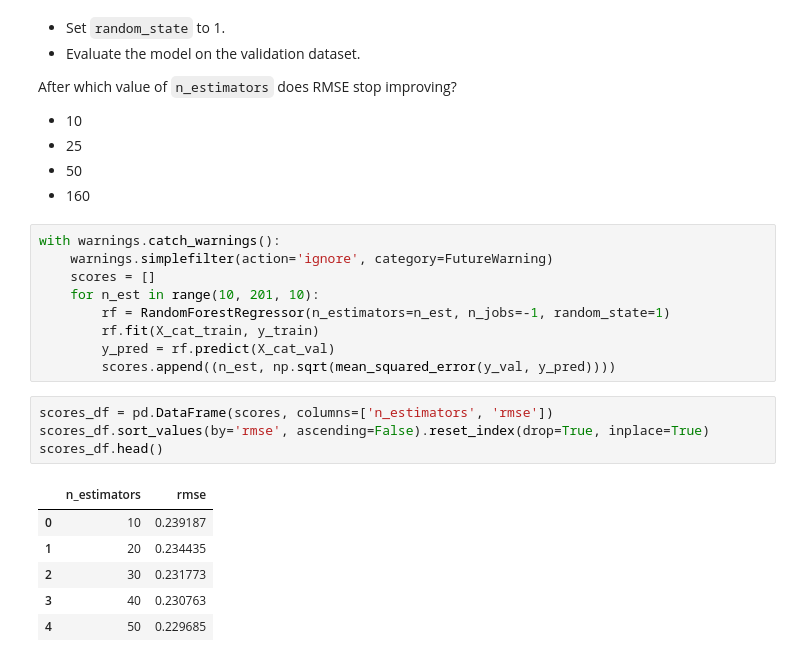
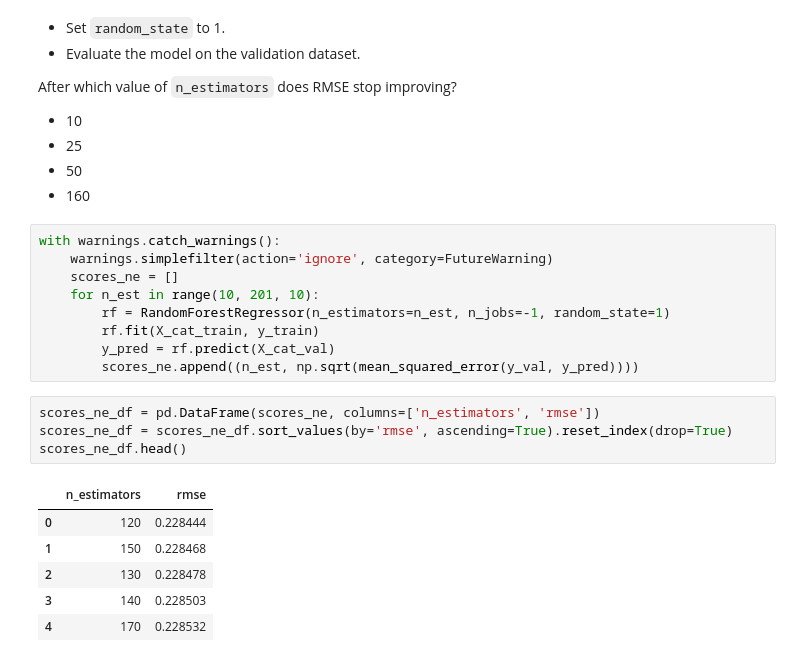
Before and after one commit to capac/ml-zoomcamp, a Jupyter notebook: 2023/homework/06/homework_06.ipynb, the cells around one changed output. Cells and saved outputs as stored; diff of their text form.

Commit message:
Corrected answer 3 for lowest RMSE

```diff
--- a/2023/homework/06/homework_06.ipynb
+++ b/2023/homework/06/homework_06.ipynb
@@ -156,20 +156,20 @@ After which value of `n_estimators` does RMSE stop improving?
 # %%
 with warnings.catch_warnings():
     warnings.simplefilter(action='ignore', category=FutureWarning)
-    scores = []
+    scores_ne = []
     for n_est in range(10, 201, 10):
         rf = RandomForestRegressor(n_estimators=n_est, n_jobs=-1, random_state=1)
         rf.fit(X_cat_train, y_train)
         y_pred = rf.predict(X_cat_val)
-        scores.append((n_est, np.sqrt(mean_squared_error(y_val, y_pred))))
+        scores_ne.append((n_est, np.sqrt(mean_squared_error(y_val, y_pred))))
 # %%
-scores_df = pd.DataFrame(scores, columns=['n_estimators', 'rmse'])
-scores_df.sort_values(by='rmse', ascending=False).reset_index(drop=True, inplace=True)
-scores_df.head()
+scores_ne_df = pd.DataFrame(scores_ne, columns=['n_estimators', 'rmse'])
+scores_ne_df = scores_ne_df.sort_values(by='rmse', ascending=True).reset_index(drop=True)
+scores_ne_df.head()
 # %% [output]
 |  | n_estimators | rmse |
-| 0 | 10 | 0.239187 |
-| 1 | 20 | 0.234435 |
-| 2 | 30 | 0.231773 |
-| 3 | 40 | 0.230763 |
-| 4 | 50 | 0.229685 |
+| 0 | 120 | 0.228444 |
+| 1 | 150 | 0.228468 |
+| 2 | 130 | 0.228478 |
+| 3 | 140 | 0.228503 |
+| 4 | 170 | 0.228532 |
```
